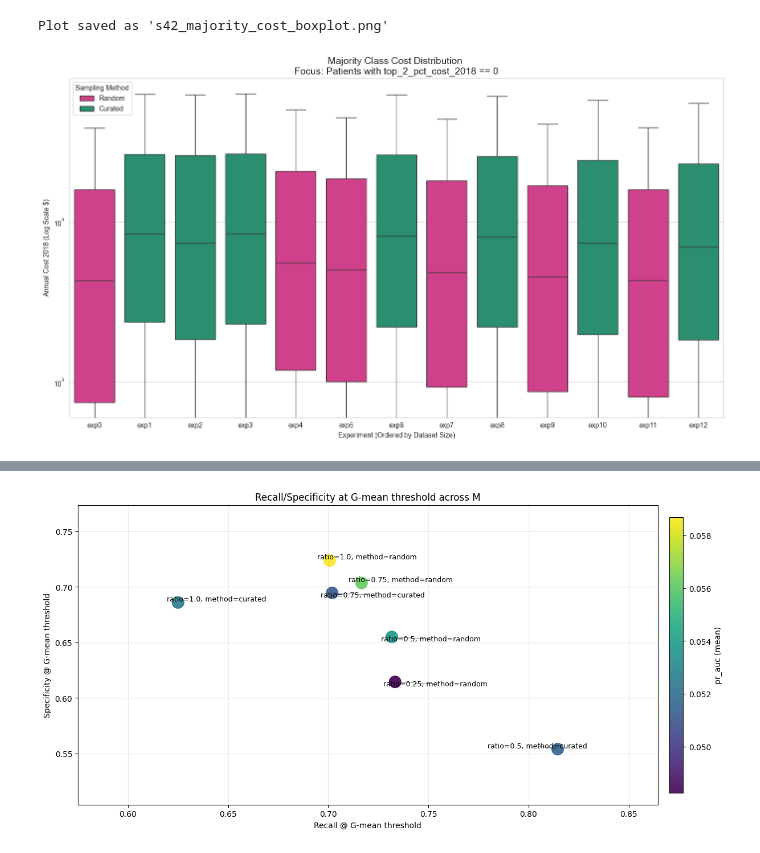
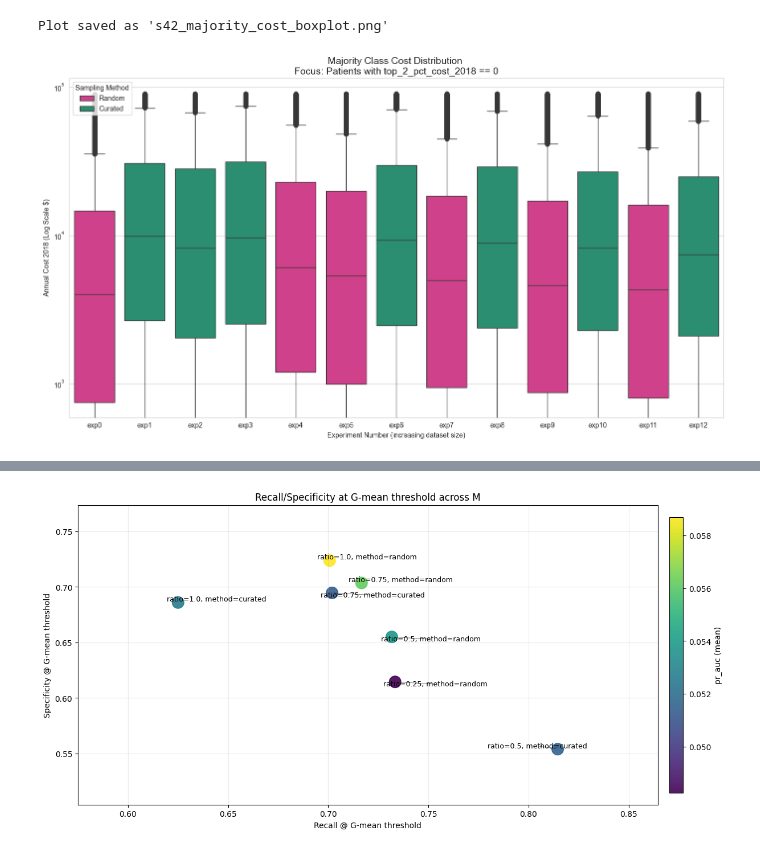
Before and after one commit to cat2510/optimization_guided_curation_ICML, a Jupyter notebook: msk_analysis/plot_recall.ipynb, the cells around one changed output, grey strips where cells are left out. Saved outputs shown, nothing was run; the diff lists cells and outputs as text; code cells hidden in the pictures.

Commit message:
new experiments after Omid meeting for Exp 6 and ablation of feature combos

```diff
--- a/msk_analysis/plot_recall.ipynb
+++ b/msk_analysis/plot_recall.ipynb
@@ -7,7 +88,7 @@ import re
 import os
 from matplotlib.lines import Line2D
 
-def plot_majority_cost_by_experiment(folder_path="exp_random_vs_curation_medical_only_for_prediction_smart/results"):
+def plot_majority_cost_by_experiment(folder_path="exp_random_vs_curation_all_features_smart_seed/results"):
     base_path = Path(folder_path)
     # 1. Find all csv files starting with exp
     all_files = list(base_path.glob("exp*.csv"))
@@ -21,7 +102,7 @@ def plot_majority_cost_by_experiment(folder_path="exp_random_vs_curation_medical
         fname = f_path.name.lower()
 
         # 2. Filter: Only 's0' files, exclude 's42'
-        if "s42" in fname and "s0" not in fname:
+        if "s0" in fname and "s42" not in fname:
             # Determine Method
             method = "Random" if "random" in fname else "Curated"
 
@@ -64,33 +145,33 @@ def plot_majority_cost_by_experiment(folder_path="exp_random_vs_curation_medical
     # High-contrast palette: Teal for Curated, Pink for Random
     palette = {"Curated": "#1b9e77", "Random": "#e7298a"}
 
     ax = sns.boxplot(
         data=full_df,
         x="Experiment",
         y=target_col,
         hue="Method",
         palette=palette,
-        showfliers=False # Removes outliers to focus on the IQR comparison
+        showfliers=True # Removes outliers to focus on the IQR comparison
     )
 
     # 6. Log Scale is essential for healthcare cost data
     plt.yscale('log')
 
     plt.title(f"Majority Class Cost Distribution \nFocus: Patients with {filter_col} == 0", fontsize=14)
     plt.ylabel("Annual Cost 2018 (Log Scale $)")
-    plt.xlabel("Experiment (Ordered by Dataset Size)")
+    plt.xlabel("Experiment Number (increasing dataset size)")
 
     # Clean up formatting
     plt.xticks(rotation=0)
     plt.legend(title="Sampling Method", loc='upper left')
 
     plt.tight_layout()
     plt.savefig(f'{folder_path}/s42_majority_cost_boxplot.png', dpi=300)
     print("Plot saved as 's42_majority_cost_boxplot.png'")
     plt.show()
 
 # To run the function, ensure the path points to your results folder:
 plot_majority_cost_by_experiment()
 # %% [output]
 Plot saved as 's42_majority_cost_boxplot.png'
-[figure, old version]
+[figure, new version]
```
Also changed, not shown: parts of 5 cells of this notebook, 9 other files.
